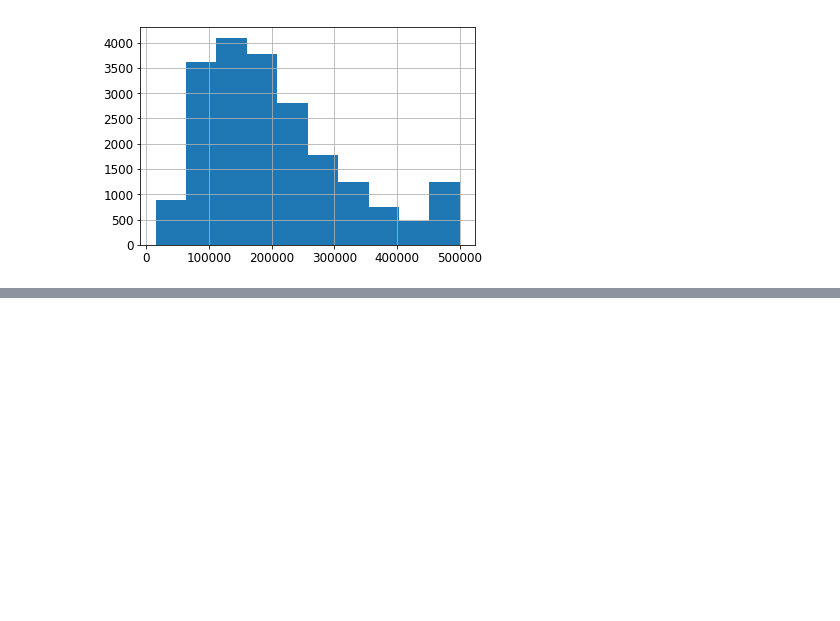
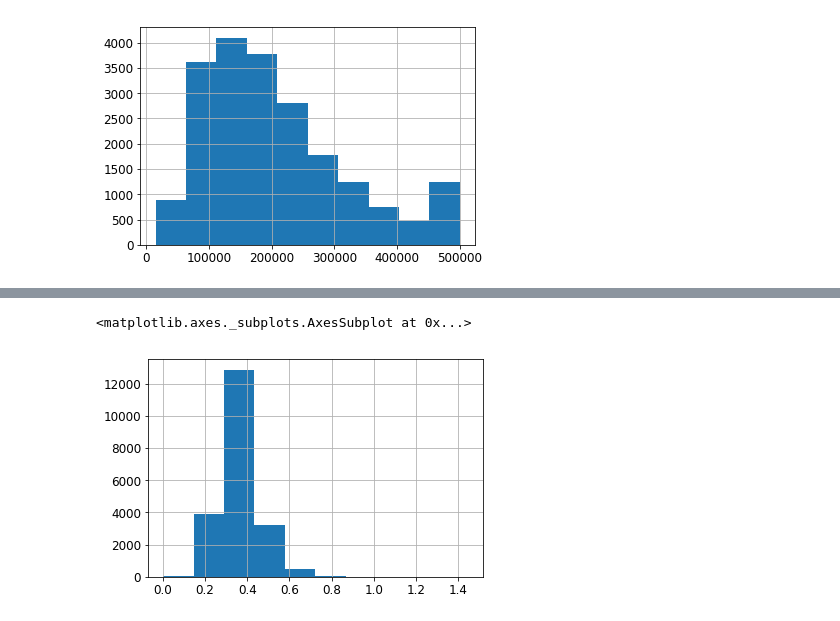
Before and after one commit to austincain22/CSCI-191T---Machine-Learning, a Jupyter notebook: Untitled.ipynb, the cells around one changed output, grey strips where cells are left out. Saved outputs shown, nothing was run; the diff lists cells and outputs as text; code cells hidden in the pictures; blank space fills up the shorter version.

```diff
--- a/Untitled.ipynb
+++ b/Untitled.ipynb
@@ -63,0 +194,5 @@ housingData["median_house_value"].hist()
+# %%
+(housingData["households"]/housingData["population"]).hist()
+# %% [output]
+<matplotlib.axes._subplots.AxesSubplot at 0x...>
+[figure, added]
```
Also changed, not shown: parts of 16 cells of this notebook.
